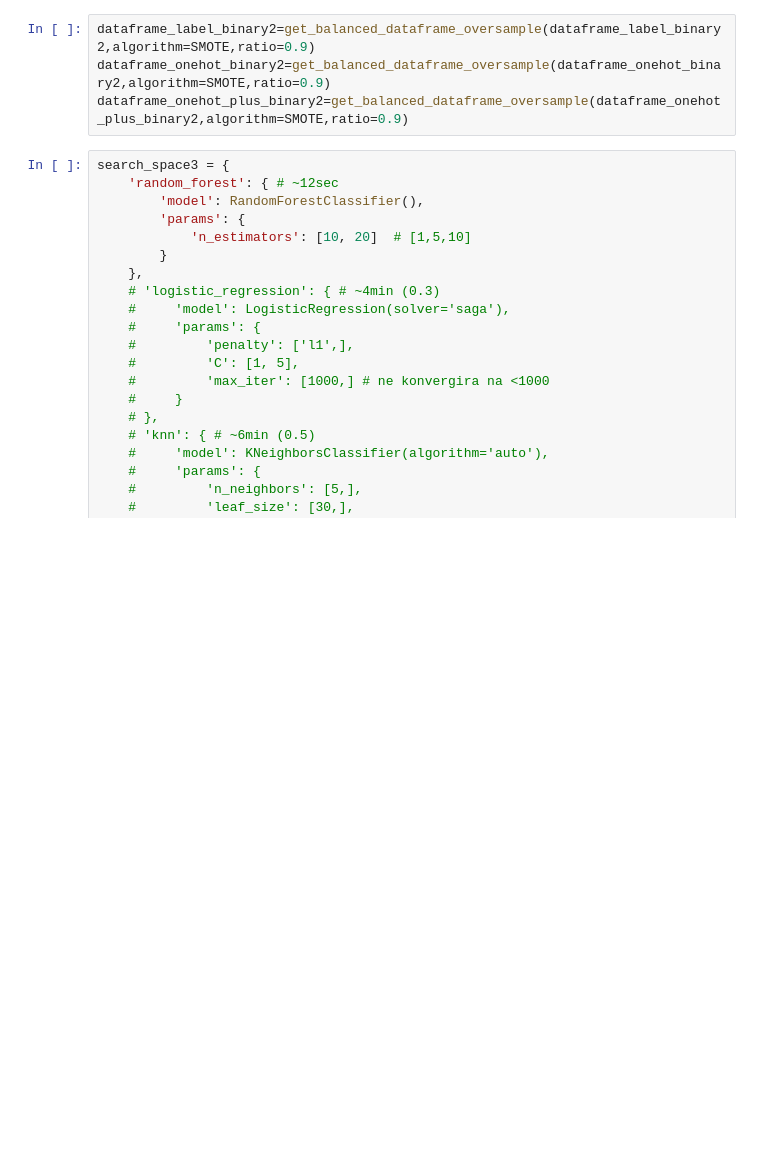
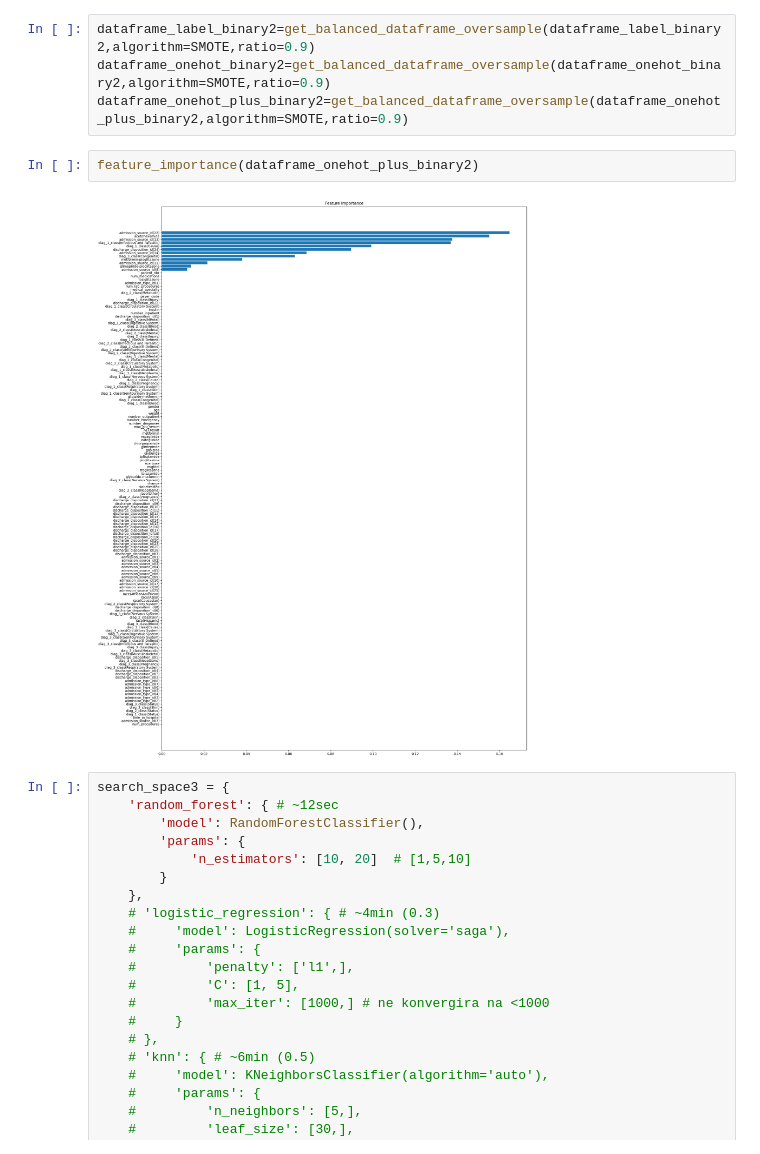
Before and after one commit to mjovanovic9999/ML, a Jupyter notebook: I/notebook/main.ipynb, the cells around one changed output. Saved outputs shown, nothing was run; the diff lists cells and outputs as text; blank space fills up the shorter version.

```diff
--- a/I/notebook/main.ipynb
+++ b/I/notebook/main.ipynb
@@ -1103,6 +1092,10 @@ Fitting 5 folds for each of 1 candidates, totalling 5 fits
 dataframe_label_binary2=get_balanced_dataframe_oversample(dataframe_label_binary2,algorithm=SMOTE,ratio=0.9)
 dataframe_onehot_binary2=get_balanced_dataframe_oversample(dataframe_onehot_binary2,algorithm=SMOTE,ratio=0.9)
 dataframe_onehot_plus_binary2=get_balanced_dataframe_oversample(dataframe_onehot_plus_binary2,algorithm=SMOTE,ratio=0.9)
+# %%
+feature_importance(dataframe_onehot_plus_binary2)
+# %% [output]
+[figure, added]
 # %%
 search_space3 = {
     'random_forest': { # ~12sec
```
Also changed, not shown: parts of 21 cells of this notebook.
